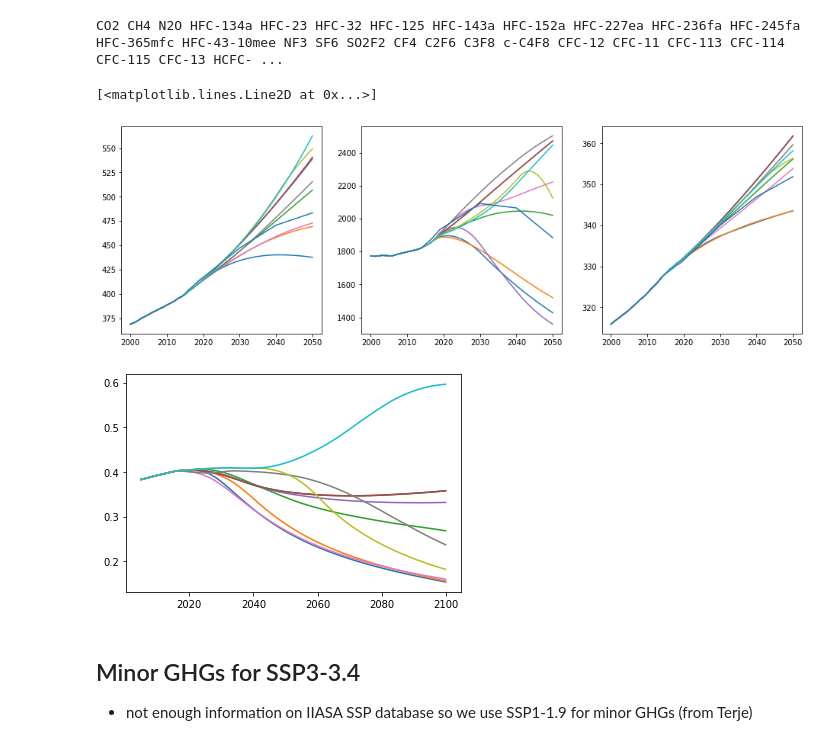
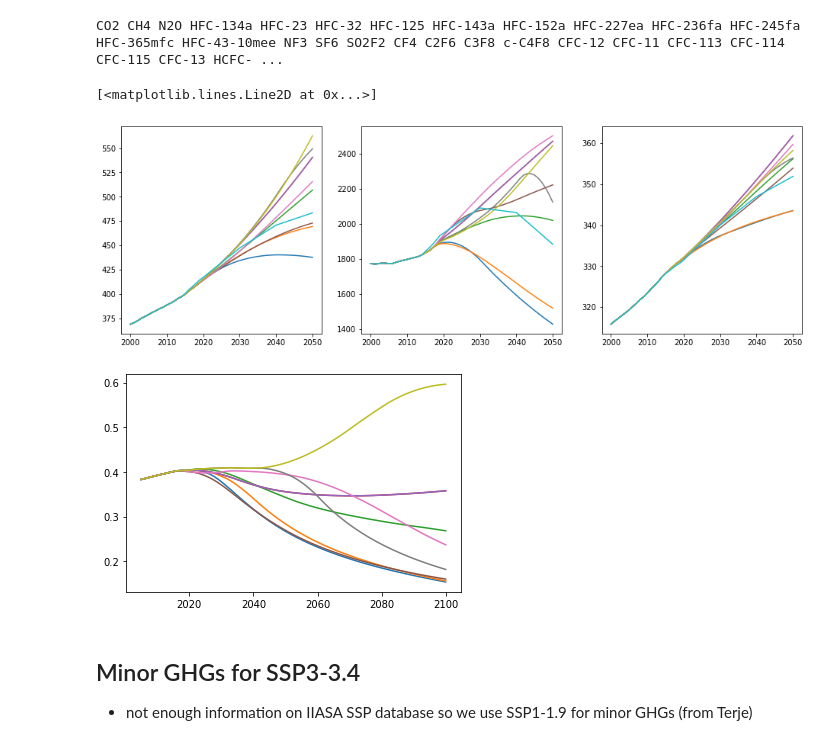
Before and after one commit to chrisroadmap/ar6, a Jupyter notebook: notebooks/110_chapter4_SSP_ERF.ipynb, the cells around one changed output. Cells and saved outputs as stored; diff of their text form; code cells hidden in the pictures.

Commit message:
finalise definitions of SSP3-7.0-lowNTCF and lowNTCFCH4

```diff
--- a/notebooks/110_chapter4_SSP_ERF.ipynb
+++ b/notebooks/110_chapter4_SSP_ERF.ipynb
@@ -49,8 +52,8 @@ concentrations = pd.read_csv('../data_input_large/rcmip-concentrations-annual-me
 with open('../data_input/random_seeds.json', 'r') as filehandle:
     SEEDS = json.load(filehandle)
 # %%
-scenarios = ['ssp119','ssp126','ssp245','ssp370','ssp370-lowNTCF-gidden','ssp370-lowNTCF-aerchemmip','ssp434','ssp460','ssp534-over','ssp585']
-scenarios_full = scenarios + ['ssp334']
+scenarios = ['ssp119','ssp126','ssp245','ssp370','ssp370-lowNTCF-aerchemmip','ssp434','ssp460','ssp534-over','ssp585']
+scenarios_full = scenarios + ['ssp334', 'ssp370-lowNTCFCH4']
 for scenario in scenarios_full:
     forcing[scenario] = {}
 # %%
@@ -212,3 +217,5 @@ for scenario in scenarios:
+# %%
+new_emissions['ssp370-lowNTCFCH4'] = copy.copy(new_emissions['ssp370-lowNTCF-aerchemmip'])
 # %% [markdown]
 ## SSP3-3.4
 
@@ -491,5 +498,6 @@ for scenario in scenarios:
     contrail_forcing_2014 = bc_ar6_forc[264]
     forcing[scenario]['contrails'] = avi_nox/avi_nox_hist[264] * contrail_forcing_2014
     pl.plot(np.arange(1750,2501), forcing[scenario]['contrails'])
-forcing['ssp334']['contrails'] = np.copy(forcing['ssp370-lowNTCF-gidden']['contrails'])
+forcing['ssp370-lowNTCFCH4']['contrails'] = np.copy(forcing['ssp370-lowNTCF-aerchemmip']['contrails'])
+forcing['ssp334']['contrails'] = np.copy(forcing['ssp370-lowNTCF-aerchemmip']['contrails'])
 # %% [output]
@@ -519,6 +527,7 @@ forcing['ssp334']['land_use'] = np.cumsum(co2) * lusf2019
 f = interp1d(ghimire['year'], ghimire['flux'], kind='linear', fill_value='extrapolate', bounds_error=False)
 lusf2019 = -0.20/(f(2019)-f(1750))
 forcing['ssp334']['land_use'][:269] = lusf2019*(f(np.arange(1750,2019))-f(1750))
+forcing['ssp370-lowNTCFCH4']['land_use'] = np.copy(forcing['ssp370-lowNTCF-aerchemmip']['land_use'])
 pl.plot(np.arange(1750, 2501), forcing['ssp334']['land_use'])
 # %% [output]
 [<matplotlib.lines.Line2D at 0x...>]
@@ -594,6 +603,31 @@ for scenario in tqdm(scenarios):
     ax[2].plot(np.arange(2000,2051),n2o[250:301])
 
 
+scenario = 'ssp370-lowNTCFCH4'  # modify only methane
+concentrations_out[scenario] = {}
+concentrations_out[scenario]['CO2'] = np.copy(concentrations_out['ssp370-lowNTCF-aerchemmip']['CO2'])
+concentrations_out[scenario]['N2O'] = np.copy(concentrations_out['ssp370-lowNTCF-aerchemmip']['N2O'])
+forcing[scenario]['co2'] = np.zeros(751)
+forcing[scenario]['ch4'] = np.zeros(751)
+forcing[scenario]['n2o'] = np.zeros(751)
+co2 = concentrations_out[scenario]['CO2']
+ch4 = concentrations.loc[(concentrations['Scenario']=='ssp370-lowNTCF-gidden')&(concentrations['Region']=='World')&(concentrations.Variable.str.endswith('|CH4')),'1750':'2500'].values.squeeze()
+n2o = concentrations_out[scenario]['N2O']
+ch4[:265] = ghg_obs['CH4'].values[:265]
+ch4[264:270] = np.linspace(1.0,0.0,6) * ghg_obs['CH4'].values[264:270] + np.linspace(0,1,6) * ch4[264:270]
+concentrations_out[scenario]['CH4'] = ch4
+for i, year in enumerate(range(1750,2501)):
+    forcing[scenario]['co2'][i], forcing[scenario]['ch4'][i], forcing[scenario]['n2o'][i] = meinshausen( #etminan(
+        [co2[i], ch4[i], n2o[i]],
+        [co2[0], ch4[0], n2o[0]], scale_F2x=False)
+# include rapid adjustments for CO2, CH4 and N2O:
+forcing[scenario]['co2'] = 1.05 * forcing[scenario]['co2']
+forcing[scenario]['ch4'] = 0.86 * forcing[scenario]['ch4']
+forcing[scenario]['n2o'] = 1.07 * forcing[scenario]['n2o']
+
+
+
+
 scenario = 'ssp334'
 forcing[scenario]['co2'] = np.ones(751) * np.nan
 forcing[scenario]['ch4'] = np.ones(751) * np.nan
@@ -609,34 +643,34 @@ co2[:265] = ghg_obs['CO2'].values[:265]
 ch4[:265] = ghg_obs['CH4'].values[:265]
 n2o[:265] = ghg_obs['N2O'].values[:265]
 
 f = interp1d([2005,2010,2020,2030,2040,2050,2060,2070,2080,2090,2100], df.loc[(df['SCENARIO']=='ssp334')&(df['VARIABLE']=="Diagnostics|MAGICC6|Concentration|CO2"), "2005":"2100"].squeeze().values)
 co2[265:351] = f(np.arange(2015,2101))
 co2[264:270] = np.linspace(1.0,0.0,6) * ghg_obs['CO2'].values[264:270] + np.linspace(0,1,6) * co2[264:270]
 
 f = interp1d([2005,2010,2020,2030,2040,2050,2060,2070,2080,2090,2100], df.loc[(df['SCENARIO']=='ssp334')&(df['VARIABLE']=="Diagnostics|MAGICC6|Concentration|CH4"), "2005":"2100"].squeeze().values)
 ch4[265:351] = f(np.arange(2015,2101))
 ch4[264:270] = np.linspace(1.0,0.0,6) * ghg_obs['CH4'].values[264:270] + np.linspace(0,1,6) * ch4[264:270]
 
 f = interp1d([2005,2010,2020,2030,2040,2050,2060,2070,2080,2090,2100], df.loc[(df['SCENARIO']=='ssp334')&(df['VARIABLE']=="Diagnostics|MAGICC6|Concentration|N2O"), "2005":"2100"].squeeze().values)
 n2o[265:351] = f(np.arange(2015,2101))
 n2o[264:270] = np.linspace(1.0,0.0,6) * ghg_obs['N2O'].values[264:270] + np.linspace(0,1,6) * n2o[264:270]
 
 for i, year in enumerate(range(1750,2101)):
     forcing[scenario]['co2'][i], forcing[scenario]['ch4'][i], forcing[scenario]['n2o'][i] = meinshausen( #etminan(
         [co2[i], ch4[i], n2o[i]],
         [co2[0], ch4[0], n2o[0]], scale_F2x=False)
 
 # include rapid adjustments for CO2, CH4 and N2O:
 forcing[scenario]['co2'] = 1.05 * forcing[scenario]['co2']
 forcing[scenario]['ch4'] = 0.86 * forcing[scenario]['ch4']
 forcing[scenario]['n2o'] = 1.07 * forcing[scenario]['n2o']
 
 ax[0].plot(np.arange(2000,2051), co2[250:301])
 ax[1].plot(np.arange(2000,2051), ch4[250:301])
 ax[2].plot(np.arange(2000,2051), n2o[250:301])
 # %% [output]
 [<matplotlib.lines.Line2D at 0x...>]
-[figure, old version]
+[figure, new version]
 # %%
 gases=['CO2','CH4','N2O',
      'HFC125','HFC134a','HFC143a','HFC152a','HFC227ea','HFC23','HFC236fa','HFC245fa','HFC32','HFC365mfc','HFC4310mee',
@@ -665,8 +699,13 @@ for scenario in scenarios:
         forcing[scenario][gas] = ((conc - conc[0]) * radeff[gas] * 0.001) * trop_adjustment_scale[gas]
         forcing[scenario]['other_wmghg'] = forcing[scenario]['other_wmghg'] + forcing[scenario][gas]
     pl.plot(np.arange(2005,2101), forcing[scenario]['other_wmghg'][255:351])
+
+for gas in gases_obs[3:]:
+    concentrations_out['ssp370-lowNTCFCH4'][gas] = np.copy(concentrations_out['ssp370-lowNTCF-aerchemmip'][gas])
+    forcing['ssp370-lowNTCFCH4'][gas] = np.copy(forcing['ssp370-lowNTCF-aerchemmip'][gas])
+forcing['ssp370-lowNTCFCH4']['other_wmghg'] = np.copy(forcing['ssp370-lowNTCF-aerchemmip']['other_wmghg'])
 # %% [output]
-[figure, old version]
+[figure, new version]
 # %% [markdown]
 ## Minor GHGs for SSP3-3.4
 
```
Also changed, not shown: parts of 22 cells of this notebook, 16 other files.
